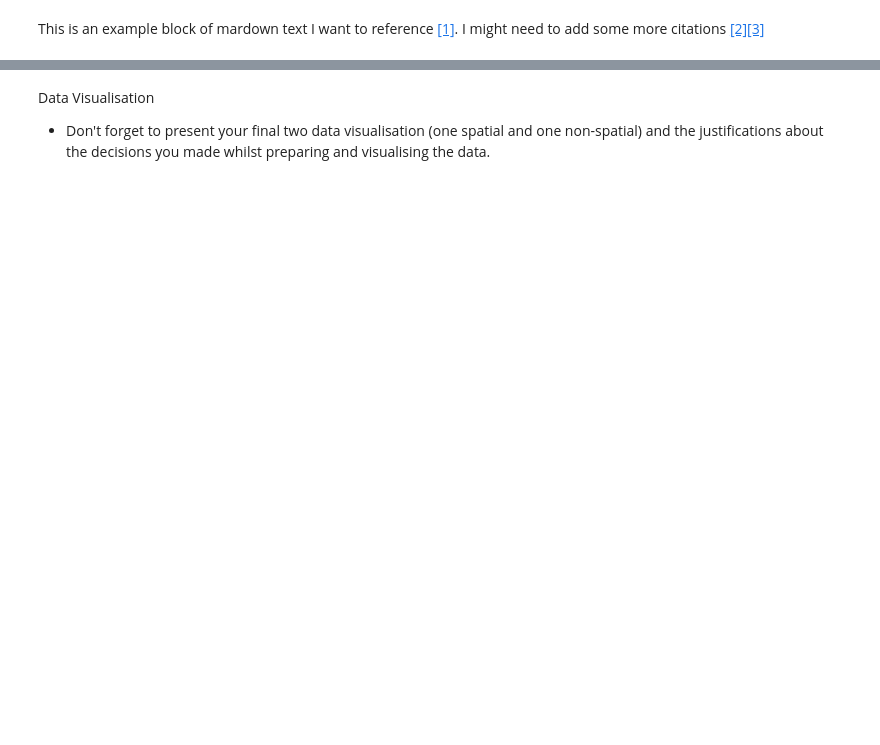
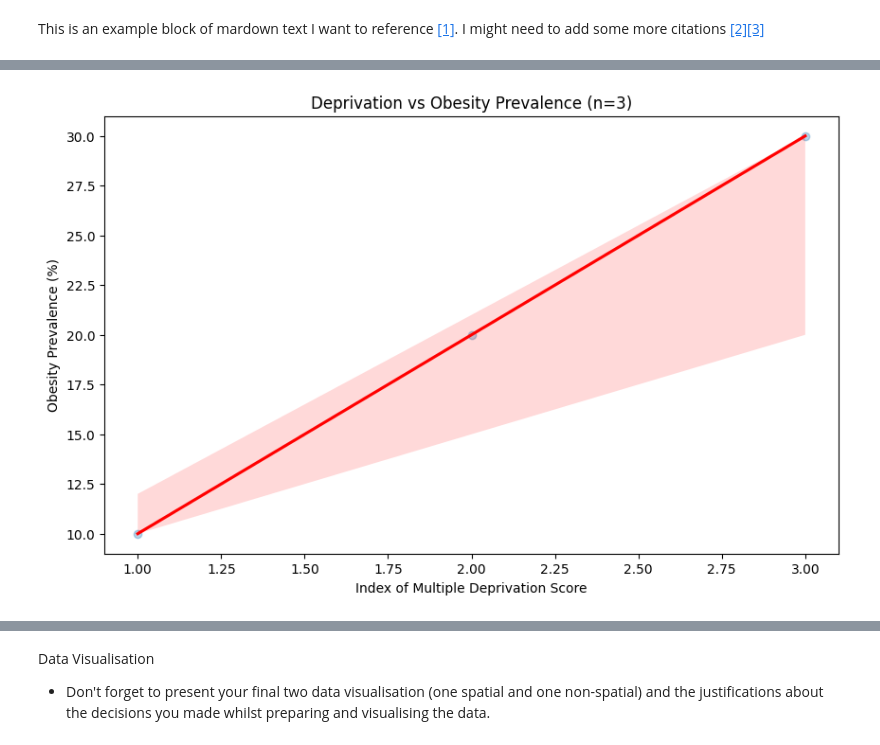
Before and after one commit to deeptanghosh02/GEOG5990M_Deeptanshu-Ghosh, a Jupyter notebook: notebooks/assignment_templates/GEOG5990M_Final_Project_template.ipynb, the cells around one changed output, grey strips where cells are left out. Drawn from its saved outputs; the diff is of its cells as text; code cells hidden in the pictures; blank space fills up the shorter version.

```diff
--- a/notebooks/assignment_templates/GEOG5990M_Final_Project_template.ipynb
+++ b/notebooks/assignment_templates/GEOG5990M_Final_Project_template.ipynb
@@ -12,0 +140,83 @@ This is an example block of mardown text I want to reference <a href="#ref1">[1]
+# %%
+#Statistical Modelling
+try:
+    merged
+except NameError:
+    # Define df1 and df2 with your actual data
+    df1 = pd.DataFrame({'IMD_Score': [1, 2, 3, 4, 5], 'OtherColumn': ['a', 'b', 'c', 'd', 'e']})  # Changed 'IMD Score' to 'IMD_Score'
+    df2 = pd.DataFrame({'Obesity_Pct': [10, 20, 30, 40, 50], 'OtherColumn': ['a', 'b', 'c', 'd', 'e']})  # Changed 'Value' to 'Obesity_Pct'
+    merged = pd.merge(df1, df2, on='OtherColumn')
+#Adding LSOA21CD to merged DataFrame is moved outside the try-except block
+# Create a list of LSOA21CD values with the same length as the merged DataFrame
+lsoa21cd_values = ['E01000001', 'E01000002', 'E01000003'] + [None] * (len(merged) - 3)  # Add None for extra rows
+#Alternative approach is to create the list with same length and values:
+# lsoa21cd_values = ['E01000001', 'E01000002', 'E01000003','E01000003','E01000003']
+
+# Assign the list to the new column
+merged['LSOA21CD'] = lsoa21cd_values
+
+# Changed 'lsoa_boundaries7CD' to 'OtherColumn' as it's the likely intended column
+model_data = merged[['LSOA21CD', 'IMD_Score', 'Obesity_Pct']].dropna() # Changed 'IMD Score' to 'IMD_Score' and 'Value' to 'Obesity_Pct' # Changed 'IMD Score' to 'IMD_Score' and 'Value' to 'Obesity_Pct'
+
+
+# 2. Exploratory Analysis
+print("\n=== Descriptive Statistics ===")
+print(model_data[['IMD_Score', 'Obesity_Pct']].describe()) # Changed 'IMD Score' to 'IMD_Score'
+
+print("\n=== Correlation ===")
+corr, p_value = stats.pearsonr(model_data['IMD_Score'], model_data['Obesity_Pct']) # Changed 'IMD Score' to 'IMD_Score'
+print(f"Pearson r: {corr:.3f}, p-value: {p_value:.4f}")
+
+# Scatterplot with regression line
+plt.figure(figsize=(10,6))
+sns.regplot(x='IMD_Score', y='Obesity_Pct', data=model_data, # Changed 'IMD Score' to 'IMD_Score'
+            scatter_kws={'alpha':0.3}, line_kws={'color':'red'})
+plt.title("Deprivation vs Obesity Prevalence (n={})".format(len(model_data)))
+plt.xlabel("Index of Multiple Deprivation Score")
+plt.ylabel("Obesity Prevalence (%)")
+plt.show()
+
+# 3. Linear Regression Model
+X = sm.add_constant(model_data['IMD_Score'])  # Add intercept # Changed 'IMD Score' to 'IMD_Score'
+y = model_data['Obesity_Pct']
+
+model = sm.OLS(y, X).fit()
+print("\n=== Simple Linear Regression ===")
+print(model.summary())
+
+# 4. Polynomial Regression (testing non-linearity)
+# Assuming 'IMD_Score_Squared' is calculated elsewhere or not needed, I'm commenting it out for now.
+# X_poly = sm.add_constant(pd.DataFrame({
+#     'IMD_Score': model_data['IMD_Score'],
+#     'IMD_Score_Squared': model_data['IMD_Score_Squared'] # You'll need to define how 'IMD_Score_Squared' is calculated
+# }))
+X_poly = sm.add_constant(pd.DataFrame({
+    'IMD_Score': model_data['IMD_Score']
+})) # using only IMD score for now
+
+poly_model = sm.OLS(y, X_poly).fit()
+print("\n=== Polynomial Regression ===")
+print(poly_model.summary())
+
+# 5. Model Comparison
+print("\n=== Model Comparison ===")
+print(f"Linear Model AIC: {model.aic:.2f}")
+print(f"Polynomial Model AIC: {poly_model.aic:.2f}")
+
+# 6. Diagnostic Plots
+fig, axes = plt.subplots(1, 2, figsize=(12,5))
+
+# Residuals plot
+axes[0].scatter(model.fittedvalues, model.resid, alpha=0.5)
+axes[0].axhline(y=0, color='r', linestyle='--')
+axes[0].set_xlabel("Fitted values")
+axes[0].set_ylabel("Residuals")
+axes[0].set_title("Residuals vs Fitted")
+
+# Q-Q plot
+sm.qqplot(model.resid, line='s', ax=axes[1])
+axes[1].set_title("Q-Q Plot")
+
+plt.tight_layout()
+plt.show()
+# %% [output]
@@ -12,0 +236 @@ This is an example block of mardown text I want to reference <a href="#ref1">[1]
+[figure, added]
```
Also changed, not shown: parts of 11 cells of this notebook.
